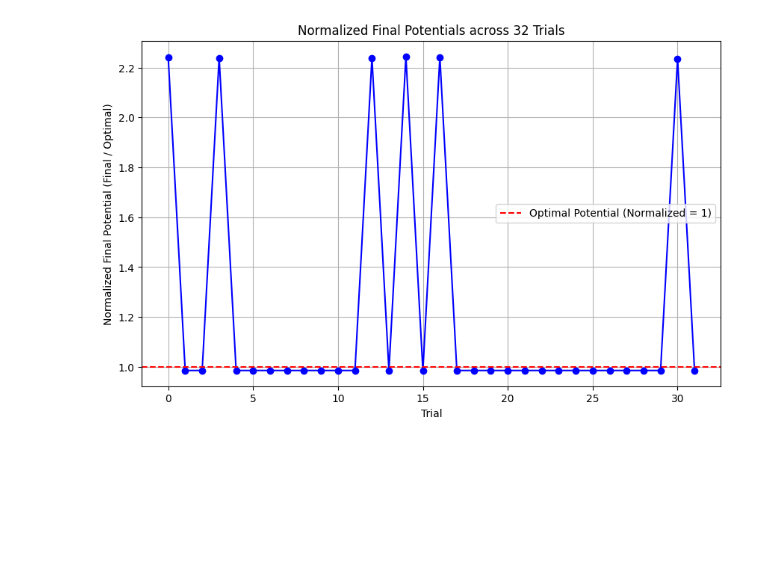
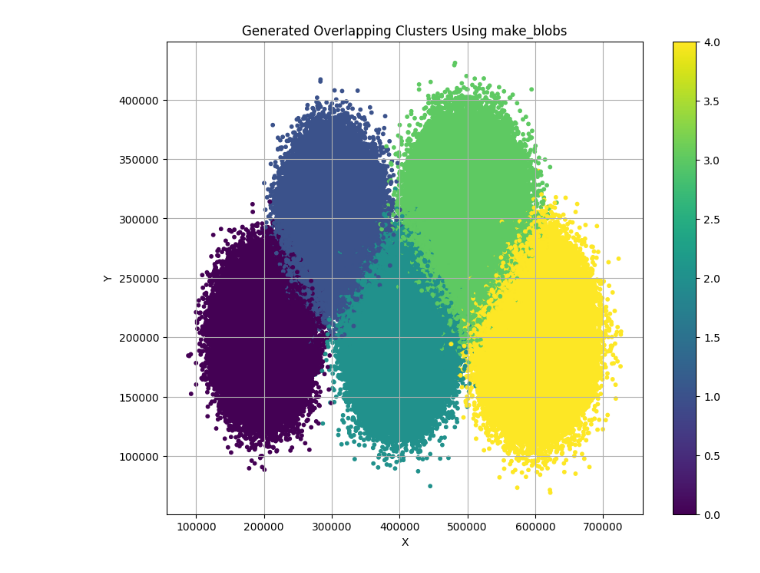
Before and after one commit to Bangiri/k-means-trial, a Jupyter notebook: kppsk.ipynb, the cells around one changed output. Drawn from its saved outputs; the diff is of its cells as text; code cells hidden in the pictures; blank space fills up the shorter version.

```diff
--- a/kppsk.ipynb
+++ b/kppsk.ipynb
@@ -10,27 +8,29 @@ import random
 # %%
 # Define cluster centers (similar to means in your original setup)
 centers = [
     [200000, 200000],  # Cluster 1
     [300000, 300000],  # Cluster 2
     [400000, 200000],  # Cluster 3
     [500000, 300000],  # Cluster 4
     [600000, 200000]   # Cluster 5
 ]
 
 # Define standard deviations (similar to variance) for each cluster
 cluster_std = [25000, 25000, 27000, 30000, 29000]  # These control spread of clusters
 
-data, true_labels = make_blobs(n_samples=500000, centers=centers, cluster_std=cluster_std, random_state=42)
+data, true_labels = make_blobs(n_samples=1000000, centers=centers, cluster_std=cluster_std, random_state=42)
 
 # Plotting the generated clusters
 plt.figure(figsize=(10, 8))
 scatter = plt.scatter(data[:, 0], data[:, 1], c=true_labels, cmap='viridis', s=10)
 plt.colorbar(scatter)
 plt.title("Generated Overlapping Clusters Using make_blobs")
 plt.xlabel("X")
 plt.ylabel("Y")
 plt.grid(True)
 plt.show()
+# %% [output]
+[figure, added]
 # %%
 # Optimized initialization with vectorized operations for distance calculation
 def initialize_centroids(data, k):
@@ -111,19 +111,3 @@ final_potentials = []
 for trial in range(num_trials):
     final_potential = run_kmeans_and_compute_potential(data, k)
     final_potentials.append(final_potential)
-
-# Normalize the final potentials by dividing them by the optimal potential
-normalized_potentials = [fp / optimal_potential for fp in final_potentials]
-
-# Plot the normalized final potentials
-plt.figure(figsize=(10, 6))
-plt.plot(range(num_trials), normalized_potentials, marker='o', linestyle='-', color='blue')
-plt.axhline(y=1.0, color='red', linestyle='--', label="Optimal Potential (Normalized = 1)")
-plt.title(f"Normalized Final Potentials across {num_trials} Trials")
-plt.xlabel("Trial")
-plt.ylabel("Normalized Final Potential (Final / Optimal)")
-plt.legend()
-plt.grid(True)
-plt.show()
-# %% [output]
-[figure, removed]
```
Also changed, not shown: parts of 4 cells of this notebook.
